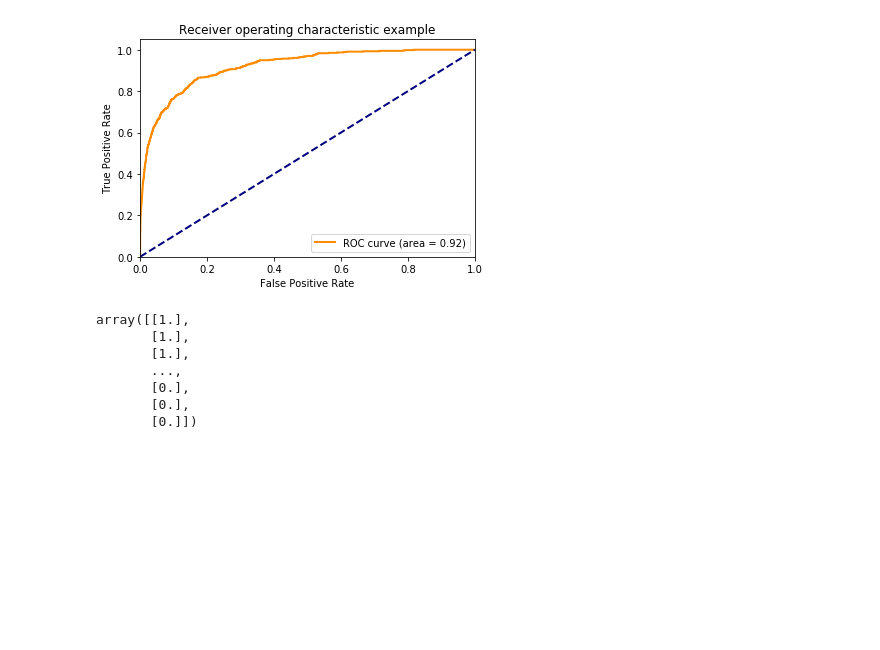
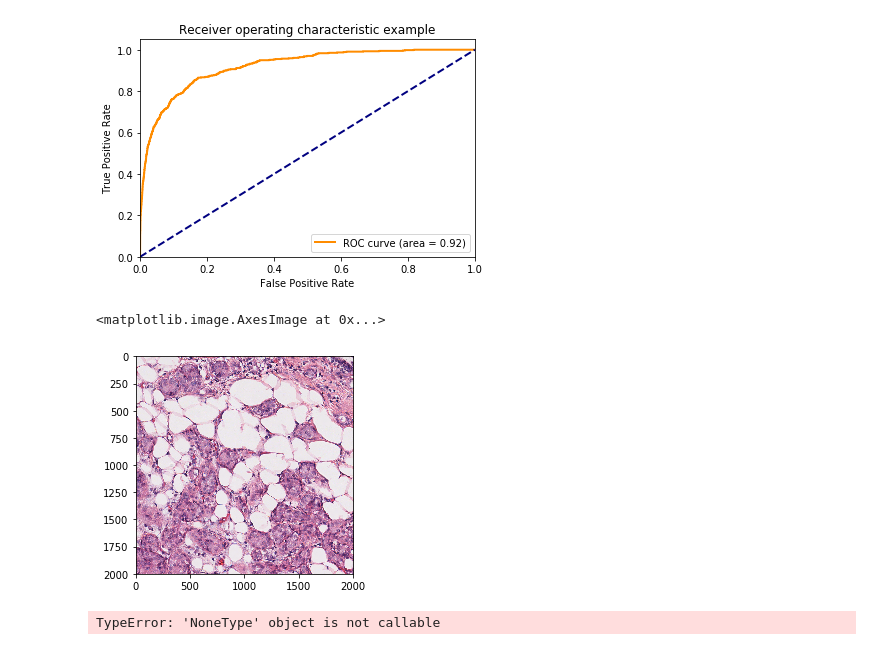
Before and after one commit to sebastianffx/stain_adversarial_learning, a Jupyter notebook: TUPAC_CNN_Train.ipynb, the cells around one changed output. Drawn from its saved outputs; the diff is of its cells as text; code cells hidden in the pictures; blank space fills up the shorter version.

```diff
--- a/TUPAC_CNN_Train.ipynb
+++ b/TUPAC_CNN_Train.ipynb
@@ -319,13 +374,17 @@ plt.legend(loc="lower right")
 plt.show()
 # %% [output]
 [figure]
-# %%
-gt_labels
-# %% [output]
-array([[1.],
-       [1.],
-       [1.],
-       ...,
-       [0.],
-       [0.],
-       [0.]])
+# %%
+cases_test = [13,14,15,16,17,18,19,20,21,22,23]
+#Loading one image and doing dense prediction using a sliding window:
+#ex_img = np.array(Image.open('/mnt/nas3/bigdatasets/Desuto/tupac_mitosis/mitoses_image_data_part_1/13/01.tif'))
+ex_img = load_image('/mnt/nas3/bigdatasets/Desuto/tupac_mitosis/mitoses_image_data_part_1/13/01.tif', range_min=0, range_max=1)
+plt.imshow(ex_img)
+# %% [output]
+<matplotlib.image.AxesImage at 0x...>
+[figure, added]
+# %%
+
+model_mitosis.predict_proba((ex_img[0:63,0:63,:]))
+# %% [output]
+TypeError: 'NoneType' object is not callable
```
Also changed, not shown: parts of 4 cells of this notebook, 2 other files.
